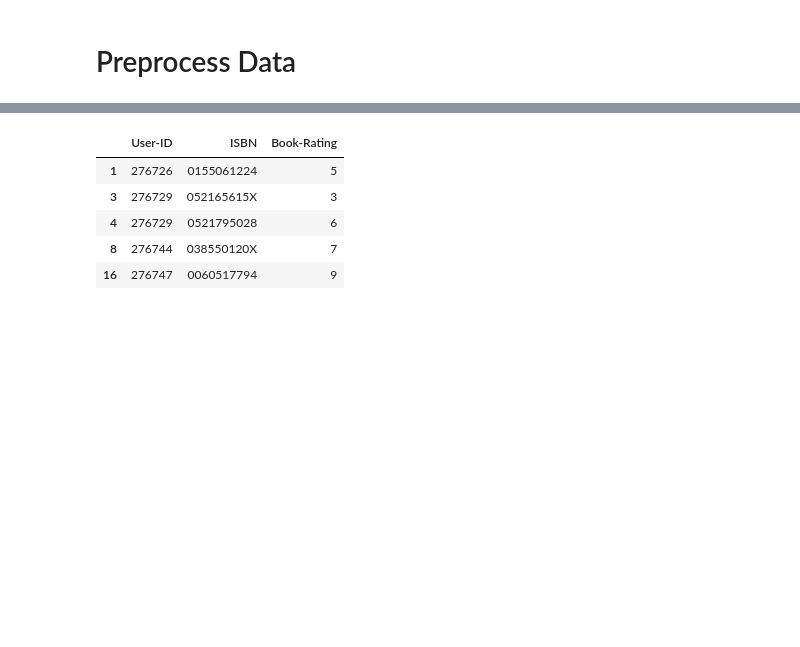
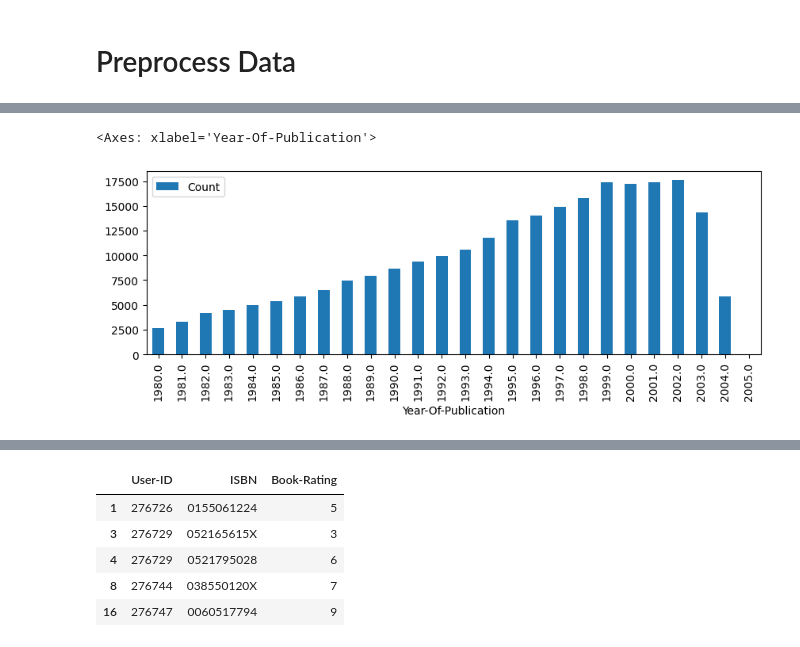
Before and after one commit to SpaceGlider777/pluto-reads-api, a Jupyter notebook: test.ipynb, the cells around one changed output, grey strips where cells are left out. Cells and saved outputs as stored; diff of their text form; code cells hidden in the pictures; blank space fills up the shorter version.

```diff
--- a/test.ipynb
+++ b/test.ipynb
@@ -18,0 +20,8 @@ books.head()
+# %%
+books['Year-Of-Publication'] = pandas.to_numeric(books['Year-Of-Publication'], errors='coerce')
+books_year_count = books[(books['Year-Of-Publication'] > 1979) & (books['Year-Of-Publication'] < 2006)].groupby('Year-Of-Publication').count()
+books_year_count = books_year_count.rename(columns={'ISBN': 'Count'})
+books_year_count.plot.bar(y='Count', figsize=(10, 3))
+# %% [output]
+<Axes: xlabel='Year-Of-Publication'>
+[figure, added]
```
Also changed, not shown: parts of 17 cells of this notebook, 2 other files.
